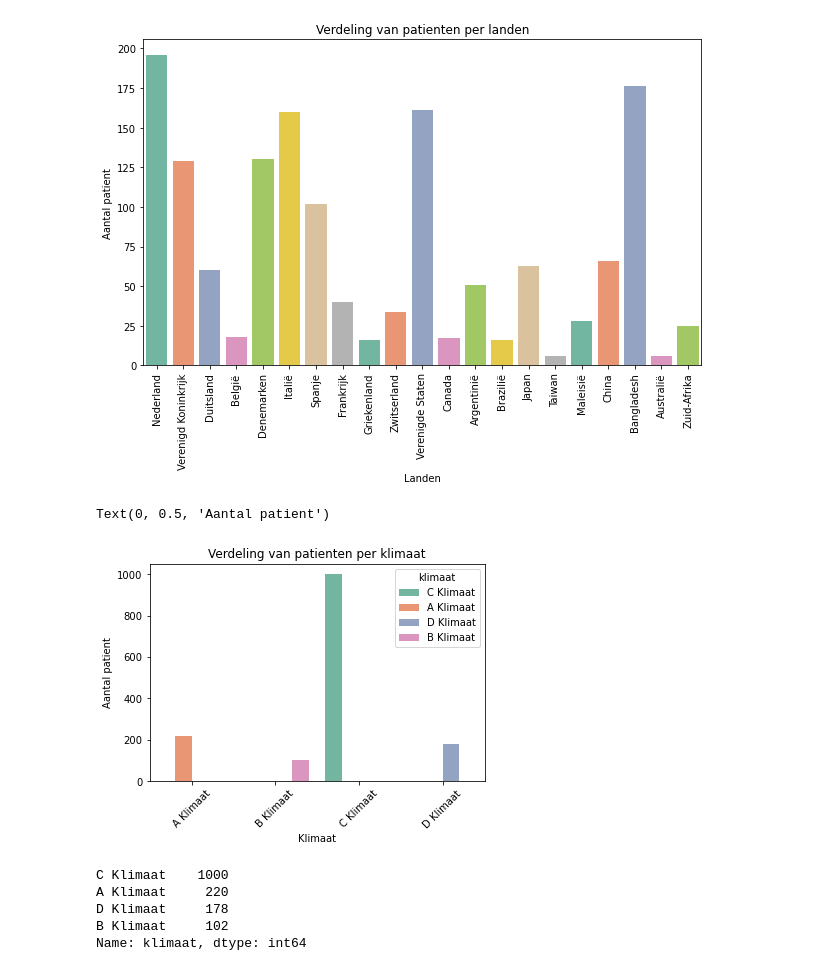
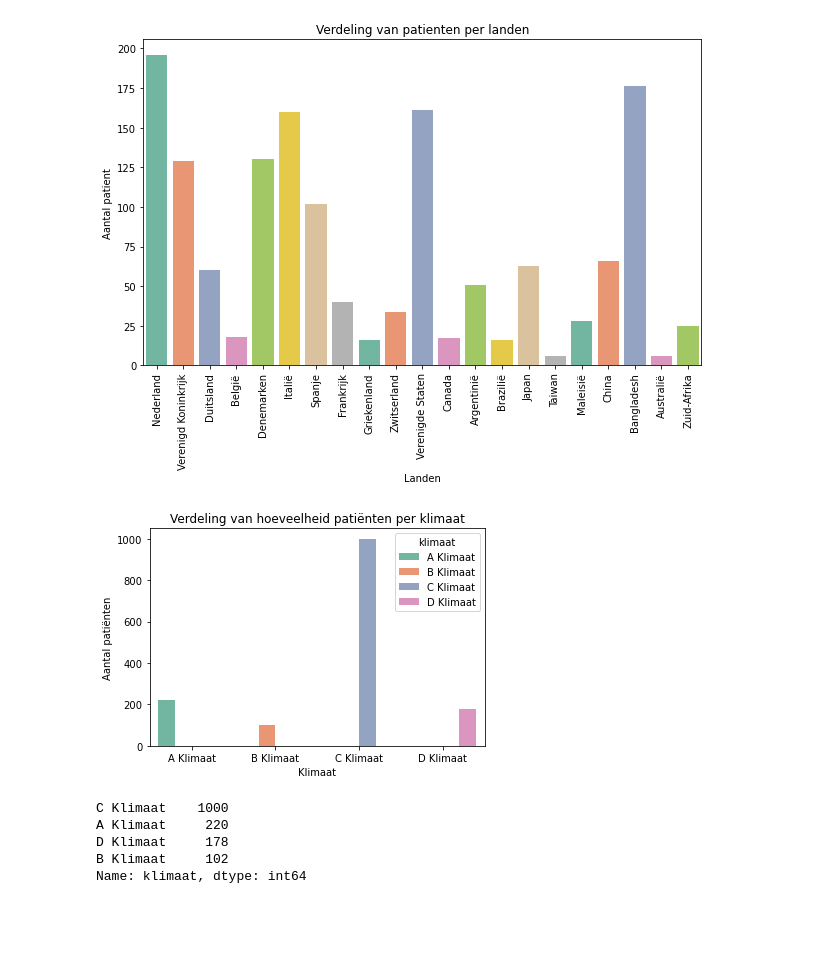
Before and after one commit to someoneontheworld/Modelleren-project, a Jupyter notebook: modelleren_code_Startklacht_seizoen_groep_17.ipynb, the cells around one changed output. Drawn from its saved outputs; the diff is of its cells as text; code cells hidden in the pictures; blank space fills up the shorter version.

Commit message:
grafieken title aangepast

```diff
--- a/modelleren_code_Startklacht_seizoen_groep_17.ipynb
+++ b/modelleren_code_Startklacht_seizoen_groep_17.ipynb
@@ -193,13 +193,12 @@ continent_map = {
     6: 'Anders'
 }
 
-df['Continent'] = df['Continent'].map(continent_map)
-Continent_counts = df['Continent'].value_counts()
+df['landen'] = df['Continent'].map(continent_map)
+Continent_counts = df['landen'].value_counts()
 
 plt.figure(figsize=(8, 6))
 sns.barplot(x=Continent_counts.index, y=Continent_counts.values, palette='Set2')
 
-
 plt.xlabel('Continenten')
 plt.ylabel('Aantal patienten')
 plt.title('Verdeling van patienten per continent')
@@ -221,17 +220,19 @@ plt.ylabel('Aantal patient')
 Text(0, 0.5, 'Aantal patient')
 [figure]
 # %%
-sns.countplot(data  = df, x='klimaat', hue = 'klimaat',
-              palette='Set2',
-              order = ['A Klimaat', 'B Klimaat', 'C Klimaat', 'D Klimaat']
-              )
-plt.xticks(rotation = 45)
-plt.title('Verdeling van patienten per klimaat')
+sns.countplot(data=df, x='klimaat', hue='klimaat',
+    palette='Set2',
+    hue_order=['A Klimaat', 'B Klimaat', 'C Klimaat', 'D Klimaat'],
+    order=['A Klimaat', 'B Klimaat', 'C Klimaat', 'D Klimaat'],
+)
+
+plt.title('Verdeling van hoeveelheid patiënten per klimaat')
 plt.xlabel('Klimaat')
-plt.ylabel('Aantal patient')
+plt.ylabel('Aantal patiënten')
+
+plt.show()
 # %% [output]
-Text(0, 0.5, 'Aantal patient')
-[figure, old version]
+[figure, new version]
 # %%
 df['klimaat'].value_counts()
 # %% [output]
```
Also changed, not shown: parts of 12 cells of this notebook.
